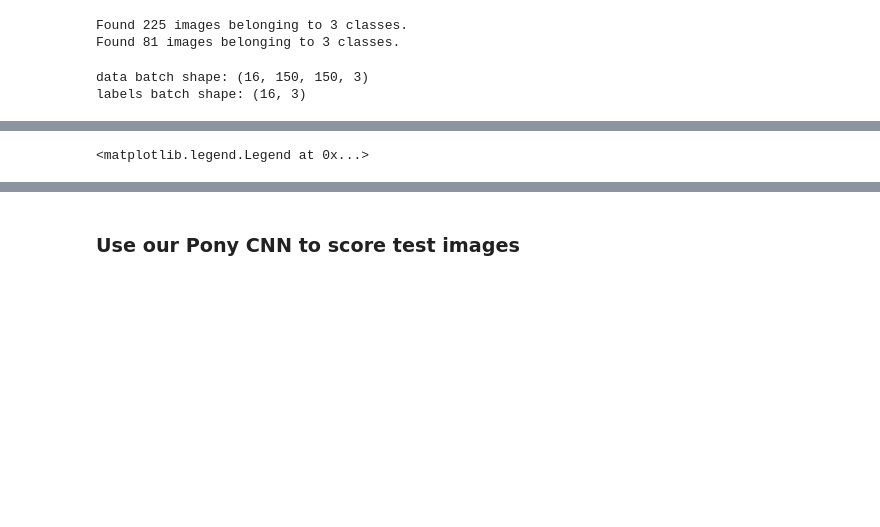
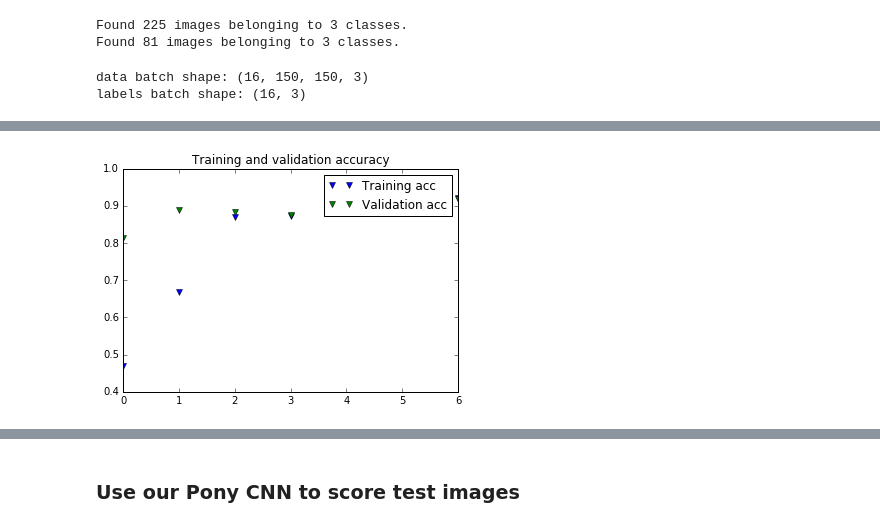
Before and after one commit to galiya/DeepLearningPonies, a Jupyter notebook: 2.1 Building Pony Classifier from scratch.ipynb, the cells around one changed output, grey strips where cells are left out. Cells and saved outputs as stored; diff of their text form; code cells hidden in the pictures; blank space fills up the shorter version.

```diff
--- a/2.1 Building Pony Classifier from scratch.ipynb
+++ b/2.1 Building Pony Classifier from scratch.ipynb
@@ -135,18 +127,19 @@ model.save('my_little_pony_scratch.h5')
 # %%
 import matplotlib.pyplot as plt
 import matplotlib.image as mpimg
 
 acc = history.history['acc']
 val_acc = history.history['val_acc']
 loss = history.history['loss']
 val_loss = history.history['val_loss']
 
 epochs = range(len(acc))
 
-plt.plot(epochs, acc, 'bo', label='Training acc')
-plt.plot(epochs, val_acc, 'b', label='Validation acc')
+plt.plot(epochs, acc, 'bv', label='Training acc')
+plt.plot(epochs, val_acc, 'gv', label='Validation acc')
 plt.title('Training and validation accuracy')
 plt.legend()
+plt.show()
 # %% [output]
-<matplotlib.legend.Legend at 0x...>
+[figure, added]
 # %%
```
Also changed, not shown: parts of 5 cells of this notebook, 5 other files.
